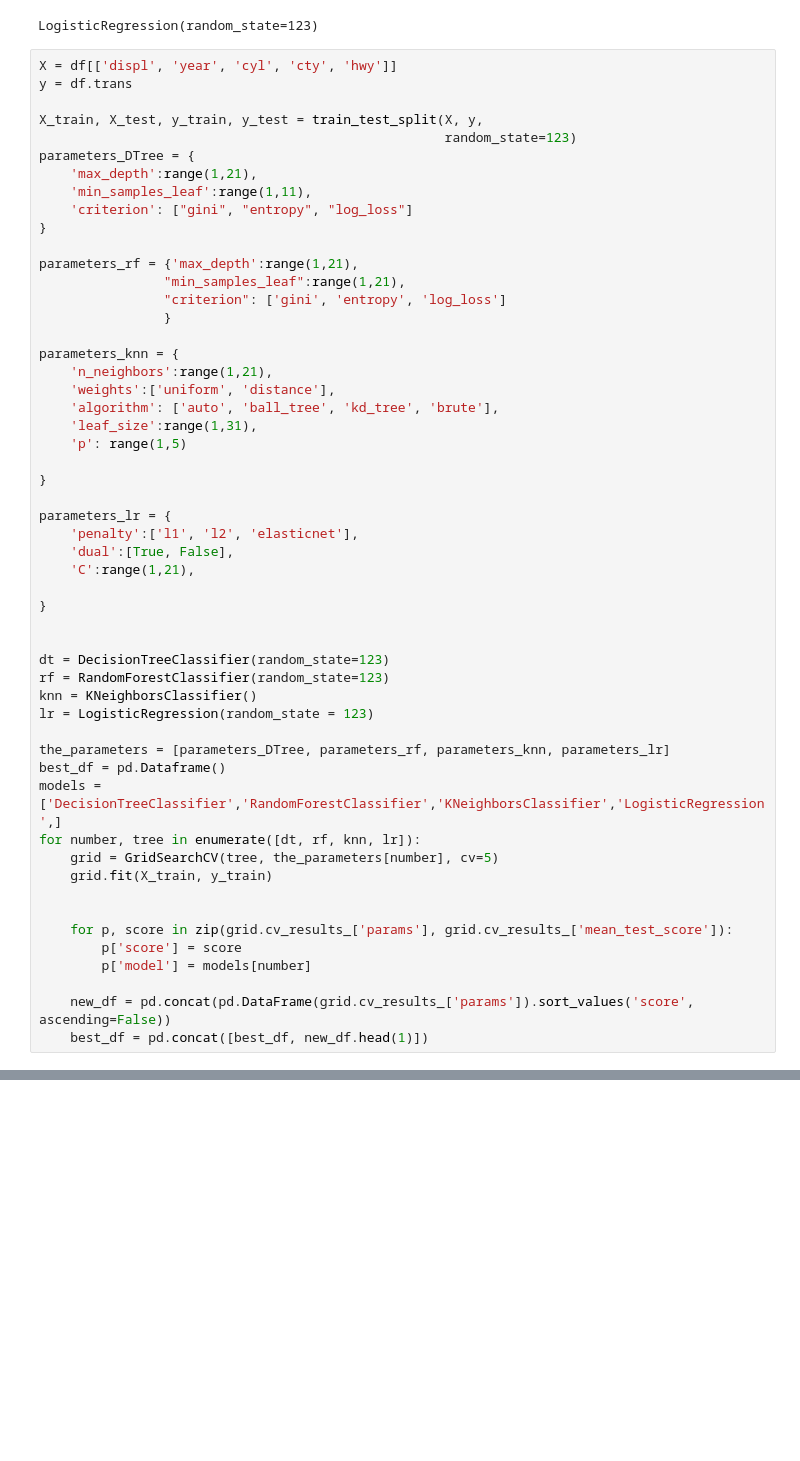
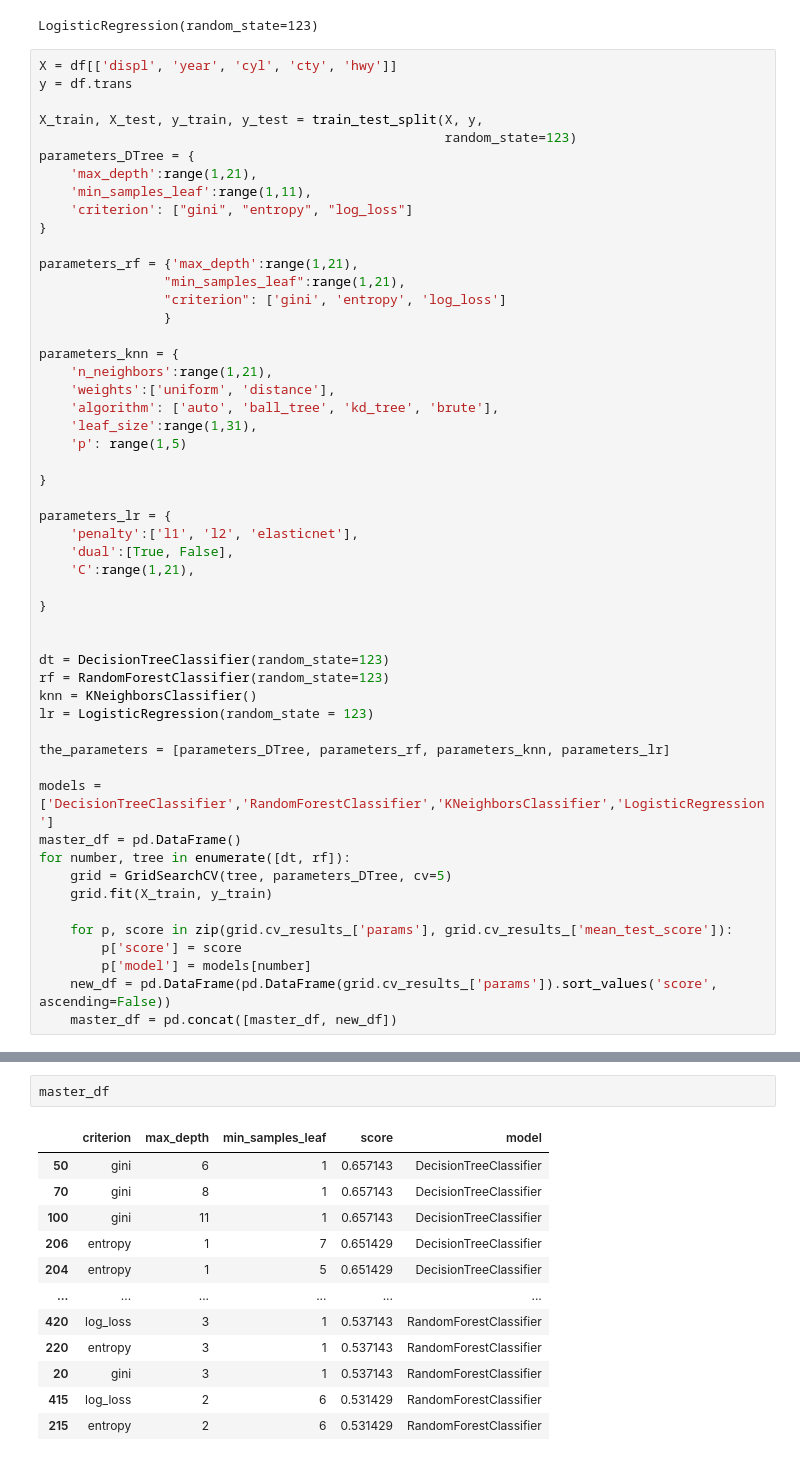
Before and after one commit to Divante222/advanced-topics, a Jupyter notebook: cross_validation.ipynb, the cells around one changed output, grey strips where cells are left out. Saved outputs shown, nothing was run; the diff lists cells and outputs as text; blank space fills up the shorter version.

```diff
--- a/cross_validation.ipynb
+++ b/cross_validation.ipynb
@@ -145,16 +142,15 @@ knn = KNeighborsClassifier()
 lr = LogisticRegression(random_state = 123)
 
 the_parameters = [parameters_DTree, parameters_rf, parameters_knn, parameters_lr]
-best_df = pd.Dataframe()
-models = ['DecisionTreeClassifier','RandomForestClassifier','KNeighborsClassifier','LogisticRegression',]
-for number, tree in enumerate([dt, rf, knn, lr]):
-    grid = GridSearchCV(tree, the_parameters[number], cv=5)
+
+models = ['DecisionTreeClassifier','RandomForestClassifier','KNeighborsClassifier','LogisticRegression']
+master_df = pd.DataFrame()
+for number, tree in enumerate([dt, rf]):
+    grid = GridSearchCV(tree, parameters_DTree, cv=5)
     grid.fit(X_train, y_train)
-
 
     for p, score in zip(grid.cv_results_['params'], grid.cv_results_['mean_test_score']):
         p['score'] = score
         p['model'] = models[number]
-
-    new_df = pd.concat(pd.DataFrame(grid.cv_results_['params']).sort_values('score', ascending=False))
-    best_df = pd.concat([best_df, new_df.head(1)])
+    new_df = pd.DataFrame(pd.DataFrame(grid.cv_results_['params']).sort_values('score', ascending=False))
+    master_df = pd.concat([master_df, new_df])
@@ -195,0 +157,15 @@ Please also refer to the documentation for alternative solver options:
+# %%
+master_df
+# %% [output]
+|  | criterion | max_depth | min_samples_leaf | score | model |
+| 50 | gini | 6 | 1 | 0.657143 | DecisionTreeClassifier |
+| 70 | gini | 8 | 1 | 0.657143 | DecisionTreeClassifier |
+| 100 | gini | 11 | 1 | 0.657143 | DecisionTreeClassifier |
+| 206 | entropy | 1 | 7 | 0.651429 | DecisionTreeClassifier |
+| 204 | entropy | 1 | 5 | 0.651429 | DecisionTreeClassifier |
+| ... | ... | ... | ... | ... | ... |
+| 420 | log_loss | 3 | 1 | 0.537143 | RandomForestClassifier |
+| 220 | entropy | 3 | 1 | 0.537143 | RandomForestClassifier |
+| 20 | gini | 3 | 1 | 0.537143 | RandomForestClassifier |
+| 415 | log_loss | 2 | 6 | 0.531429 | RandomForestClassifier |
+| 215 | entropy | 2 | 6 | 0.531429 | RandomForestClassifier |
```
Also changed, not shown: parts of 5 cells of this notebook, 3 other files.
